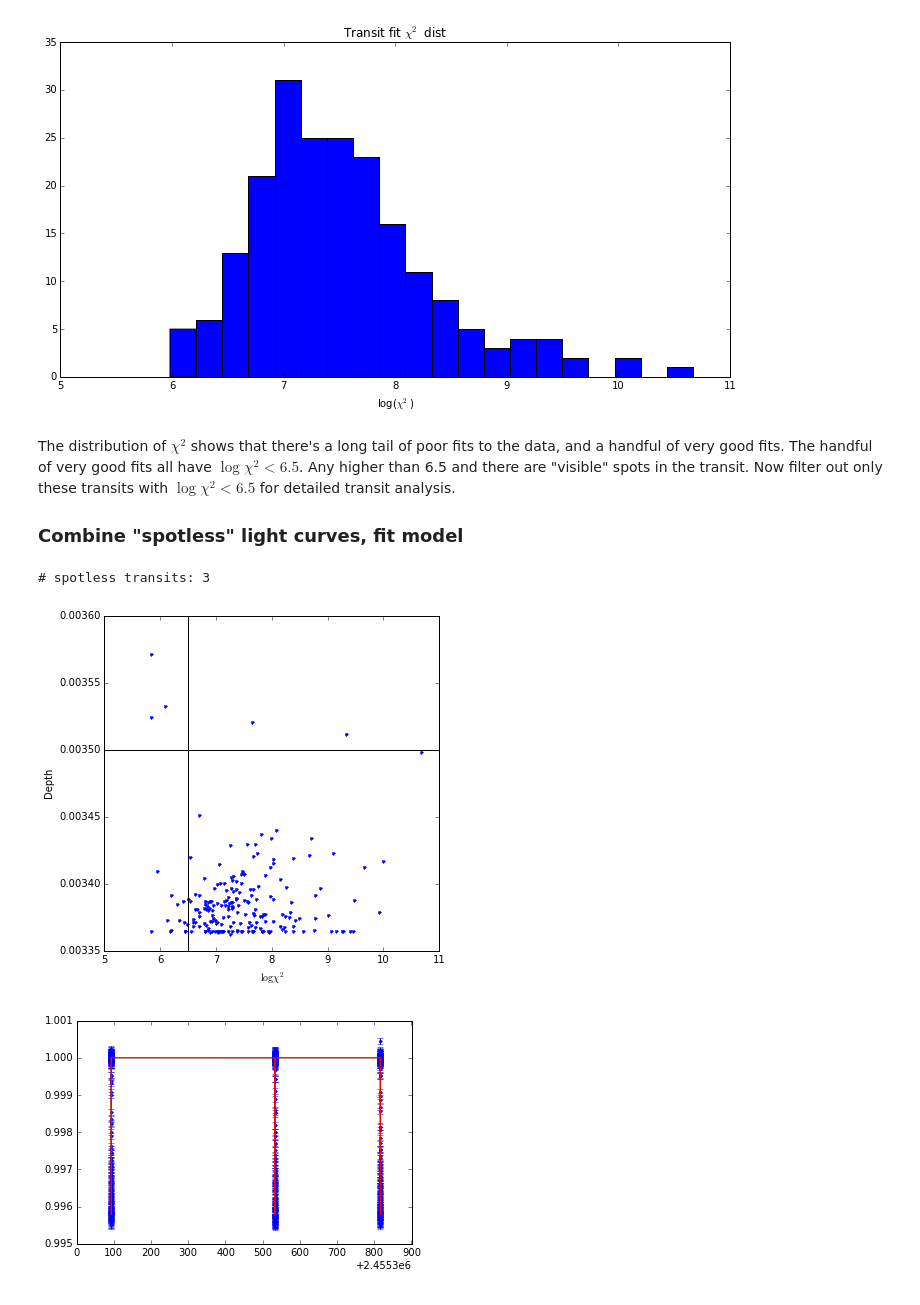
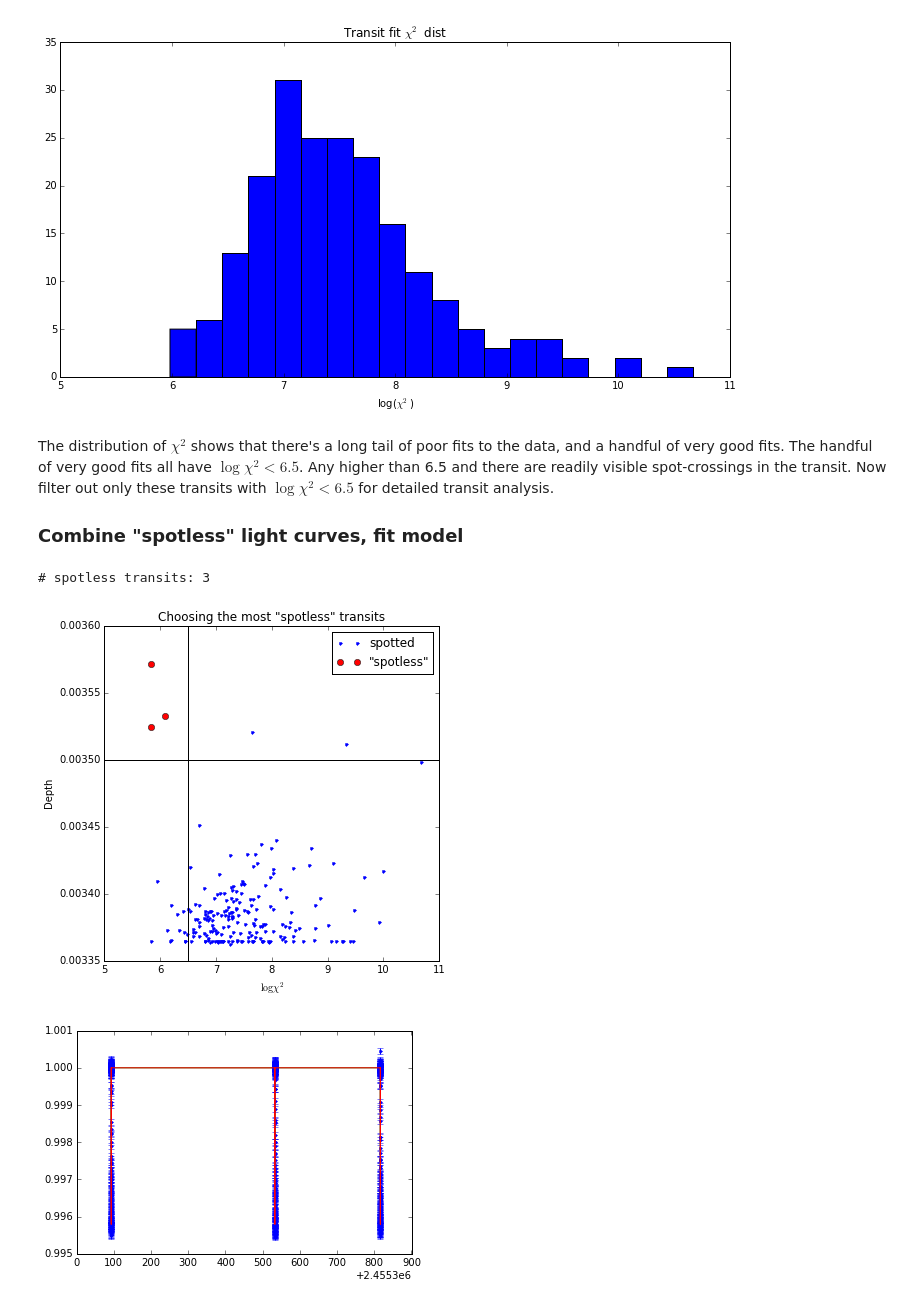
Before and after one commit to bmorris3/hat-11, a Jupyter notebook: data/clean_lightcurves.ipynb, the cells around one changed output. Saved outputs shown, nothing was run; the diff lists cells and outputs as text; code cells hidden in the pictures.

```diff
--- a/data/clean_lightcurves.ipynb
+++ b/data/clean_lightcurves.ipynb
@@ -92,7 +100,7 @@ plt.show()
 # %% [output]
 [figure]
 # %% [markdown]
-The distribution of $\chi^2$ shows that there's a long tail of poor fits to the data, and a handful of very good fits. The handful of very good fits all have $\log{\chi^2} < 6.5$. Any higher than 6.5 and there are "visible" spots in the transit. Now filter out only these transits with $\log{\chi^2} < 6.5$ for detailed transit analysis.
+The distribution of $\chi^2$ shows that there's a long tail of poor fits to the data, and a handful of very good fits. The handful of very good fits all have $\log{\chi^2} < 6.5$. Any higher than 6.5 and there are readily visible spot-crossings in the transit. Now filter out only these transits with $\log{\chi^2} < 6.5$ for detailed transit analysis.
 
 ### Combine "spotless" light curves, fit model
 # %%
@@ -105,21 +113,26 @@ for transit in transits:
 # %%
 chi2_threshold = 6.5
 depth_threshold = 0.0035
 from datacleaner import combine_light_curves
 spotless_transit_inds = (np.log(chi2) < chi2_threshold) * (np.array(depths) > depth_threshold)
 spotless_transits = combine_light_curves([transit for i, transit in enumerate(transits)
                                           if spotless_transit_inds[i]], name='spotless_transits')
 spotless_transits.save_to(data_path)
 
 print('# spotless transits: {}'.format(np.count_nonzero(spotless_transit_inds)))
 fig, ax = plt.subplots(figsize=(6, 6))
-ax.plot(np.log(chi2), depths, '.')
+ax.plot(np.log(chi2), depths, '.', label='spotted')
+ax.plot(np.log(chi2)[spotless_transit_inds],
+        np.array(depths)[spotless_transit_inds], 'ro', label='"spotless"')
+
 ax.axvline(chi2_threshold, color='k')
 ax.axhline(depth_threshold, color='k')
-ax.set(xlabel=r'$\log{\chi^2}$', ylabel=r'Depth');
+ax.legend(loc='upper right')
+ax.set(xlabel=r'$\log{\chi^2}$', ylabel=r'Depth',
+       title='Choosing the most "spotless" transits');
 # %% [output]
 # spotless transits: 3
-[figure, old version]
+[figure, new version]
 # %%
 leastsq_fit_params, chi2_spotless = spotless_transits.fiducial_transit_fit(plots=True)
 # %% [output]
```
Also changed, not shown: parts of 11 cells of this notebook.
